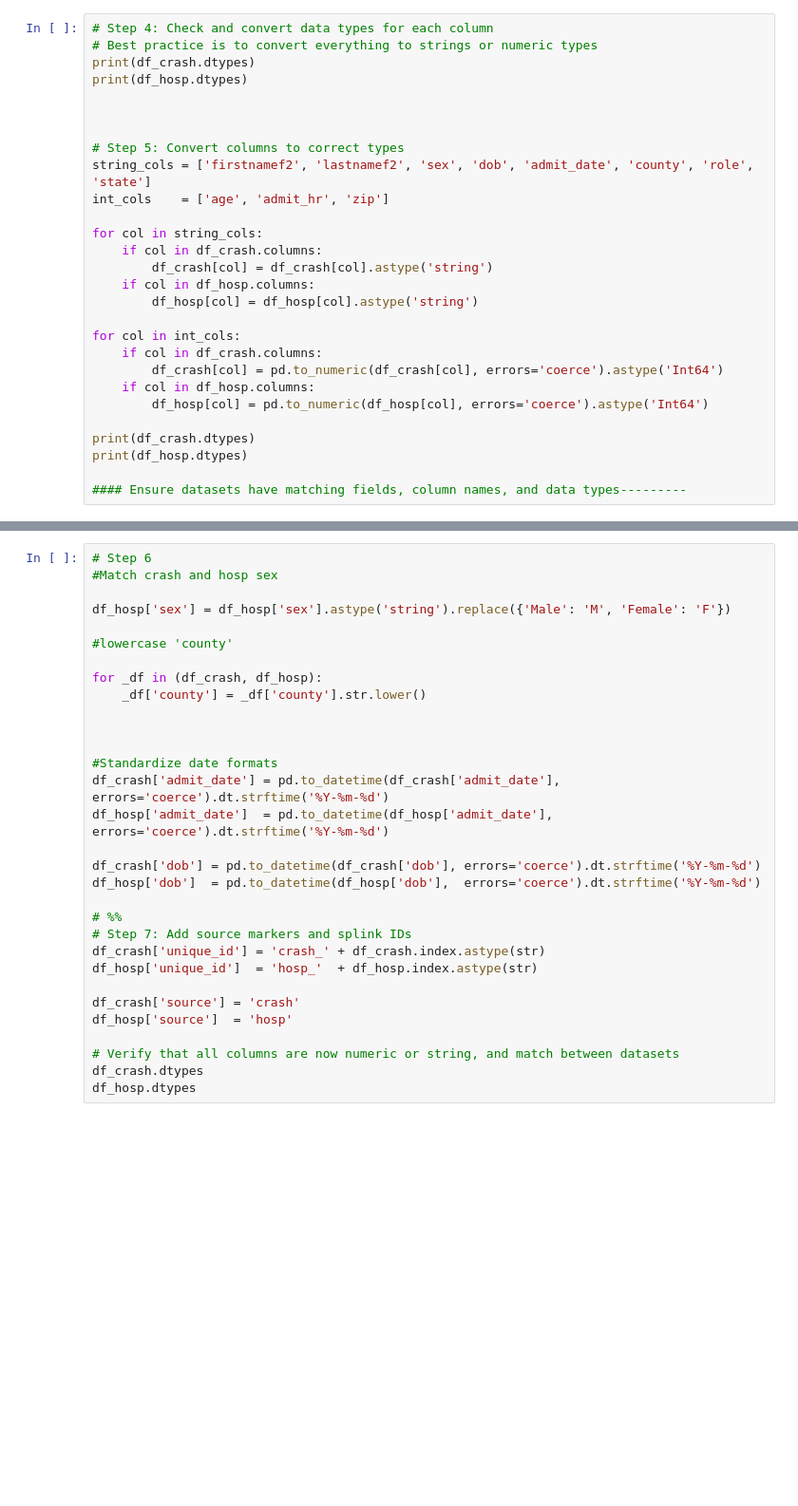
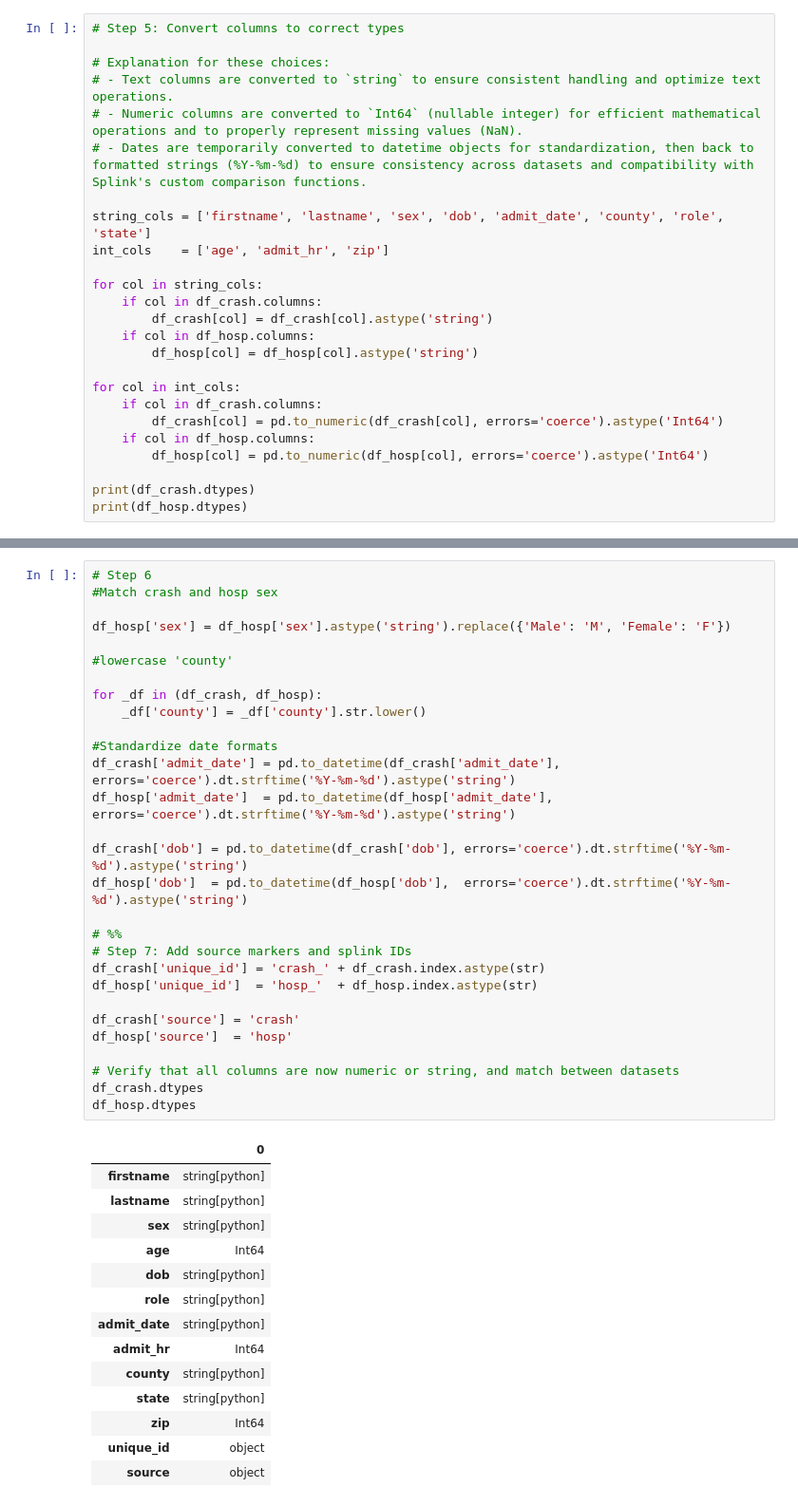
Before and after one commit to divyankapawaskar/splink-workshop-binder, a Jupyter notebook: Splink_synthetic_demo.ipynb, the cells around one changed output, grey strips where cells are left out. Shown at 95% size. Drawn from its saved outputs; the diff is of its cells as text; blank space fills up the shorter version.

```diff
--- a/Splink_synthetic_demo.ipynb
+++ b/Splink_synthetic_demo.ipynb
@@ -65,13 +142,12 @@ df_hosp.head(2)
 # %%
-# Step 4: Check and convert data types for each column
-# Best practice is to convert everything to strings or numeric types
-print(df_crash.dtypes)
-print(df_hosp.dtypes)
+# Step 5: Convert columns to correct types
 
+# Explanation for these choices:
+# - Text columns are converted to `string` to ensure consistent handling and optimize text operations.
+# - Numeric columns are converted to `Int64` (nullable integer) for efficient mathematical operations and to properly represent missing values (NaN).
+# - Dates are temporarily converted to datetime objects for standardization, then back to formatted strings (%Y-%m-%d) to ensure consistency across datasets and compatibility with Splink's custom comparison functions.
 
-
-# Step 5: Convert columns to correct types
-string_cols = ['firstnamef2', 'lastnamef2', 'sex', 'dob', 'admit_date', 'county', 'role', 'state']
+string_cols = ['firstname', 'lastname', 'sex', 'dob', 'admit_date', 'county', 'role', 'state']
 int_cols    = ['age', 'admit_hr', 'zip']
 
 for col in string_cols:
@@ -88,5 +164,3 @@ for col in int_cols:
 
 print(df_crash.dtypes)
 print(df_hosp.dtypes)
-
-#### Ensure datasets have matching fields, column names, and data types---------
@@ -93,31 +185,44 @@ print(df_hosp.dtypes)
 # %%
 # Step 6
 #Match crash and hosp sex
 
 df_hosp['sex'] = df_hosp['sex'].astype('string').replace({'Male': 'M', 'Female': 'F'})
 
 #lowercase 'county'
 
 for _df in (df_crash, df_hosp):
     _df['county'] = _df['county'].str.lower()
 
+#Standardize date formats
+df_crash['admit_date'] = pd.to_datetime(df_crash['admit_date'], errors='coerce').dt.strftime('%Y-%m-%d').astype('string')
+df_hosp['admit_date']  = pd.to_datetime(df_hosp['admit_date'],  errors='coerce').dt.strftime('%Y-%m-%d').astype('string')
 
-
-#Standardize date formats
-df_crash['admit_date'] = pd.to_datetime(df_crash['admit_date'], errors='coerce').dt.strftime('%Y-%m-%d')
-df_hosp['admit_date']  = pd.to_datetime(df_hosp['admit_date'],  errors='coerce').dt.strftime('%Y-%m-%d')
-
-df_crash['dob'] = pd.to_datetime(df_crash['dob'], errors='coerce').dt.strftime('%Y-%m-%d')
-df_hosp['dob']  = pd.to_datetime(df_hosp['dob'],  errors='coerce').dt.strftime('%Y-%m-%d')
+df_crash['dob'] = pd.to_datetime(df_crash['dob'], errors='coerce').dt.strftime('%Y-%m-%d').astype('string')
+df_hosp['dob']  = pd.to_datetime(df_hosp['dob'],  errors='coerce').dt.strftime('%Y-%m-%d').astype('string')
 
 # %%
 # Step 7: Add source markers and splink IDs
 df_crash['unique_id'] = 'crash_' + df_crash.index.astype(str)
 df_hosp['unique_id']  = 'hosp_'  + df_hosp.index.astype(str)
 
 df_crash['source'] = 'crash'
 df_hosp['source']  = 'hosp'
 
 # Verify that all columns are now numeric or string, and match between datasets
 df_crash.dtypes
 df_hosp.dtypes
+# %% [output]
+|  | 0 |
+| firstname | string[python] |
+| lastname | string[python] |
+| sex | string[python] |
+| age | Int64 |
+| dob | string[python] |
+| role | string[python] |
+| admit_date | string[python] |
+| admit_hr | Int64 |
+| county | string[python] |
+| state | string[python] |
+| zip | Int64 |
+| unique_id | object |
+| source | object |
```
Also changed, not shown: parts of 29 cells of this notebook.
